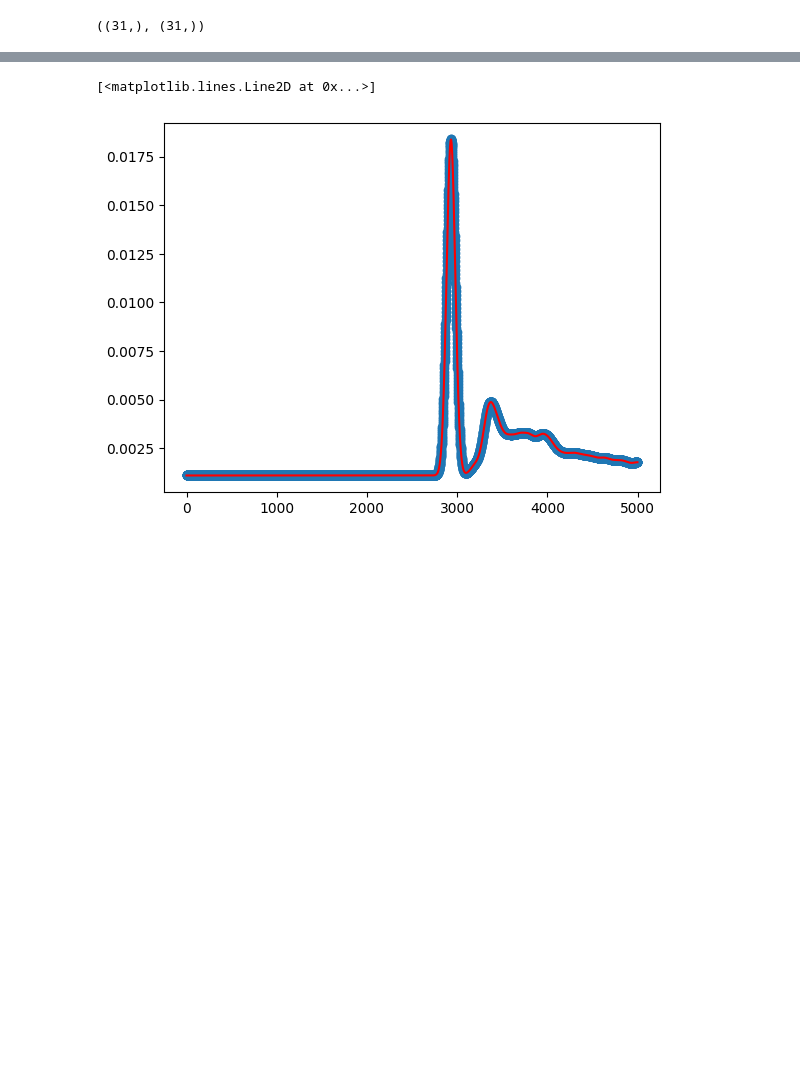
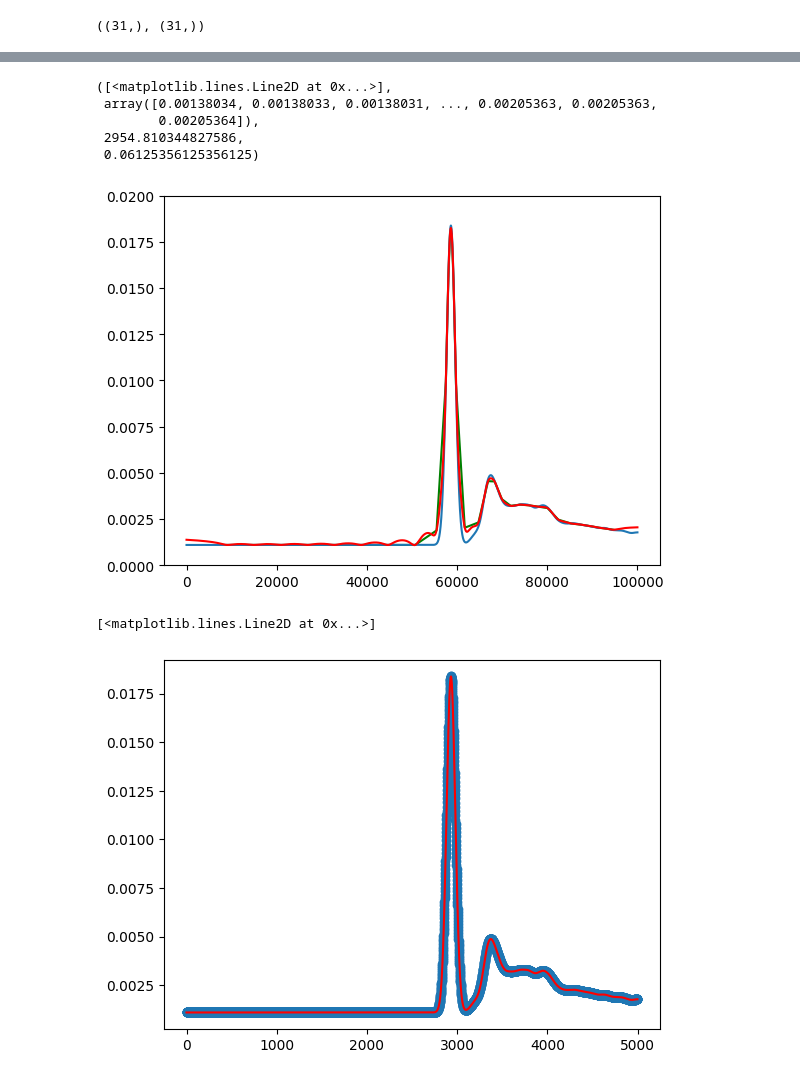
Before and after one commit to elcosas/SPAD_Regression_Research, a Jupyter notebook: notebooks/Gauss_Regression.ipynb, the cells around one changed output, grey strips where cells are left out. Cells and saved outputs as stored; diff of their text form; code cells hidden in the pictures; blank space fills up the shorter version.

```diff
--- a/notebooks/Gauss_Regression.ipynb
+++ b/notebooks/Gauss_Regression.ipynb
@@ -51,3 +42,36 @@ gaussian_reg.get_params()
+# %%
+from sklearn.gaussian_process import GaussianProcessRegressor
+from sklearn.gaussian_process.kernels import RBF, RationalQuadratic
+
+# Generate x-values
+diffs = np.diff(bounds[set_num, :])
+b_set = bounds[set_num, :][:-1] + (diffs/2)
+
+# Generate y-values
+t_set = []
+for i in range(len(b_set)):
+    cur_diff = (diffs[i] / diffs[0])
+    t_set.append(0.0011 / cur_diff)
+t_set = np.array(t_set)
+
+ax = plt.gca()
+ax.set_ylim([0, 0.02])
+lc = np.mean(np.diff(b_set))
+a = np.min(np.diff(b_set)) / np.max(np.diff(b_set))
+kernel = RationalQuadratic(length_scale=lc, alpha=a, length_scale_bounds='fixed', alpha_bounds='fixed')
+gaussian_reg = GaussianProcessRegressor(kernel=kernel).fit(b_set.reshape(-1, 1), t_set)
+x = np.arange(0, 100000)
+pred_gauss_vals = gaussian_reg.predict(x.reshape(-1, 1))
+plt.plot(b_set, t_set, 'g')
+plt.plot(x, transients[set_num, :])
+plt.plot(x, pred_gauss_vals, 'r'), pred_gauss_vals, lc, a
+# %% [output]
+([<matplotlib.lines.Line2D at 0x...>],
+ array([0.00138034, 0.00138033, 0.00138031, ..., 0.00205363, 0.00205363,
+        0.00205364]),
+ 2954.810344827586,
+ 0.06125356125356125)
+[figure, added]
 # %%
 transients_x = np.array(range(len(transients[0, ::20])))
 plt.scatter(transients_x, transients[0, ::20])
```
Also changed, not shown: parts of 3 cells of this notebook, 2 other files.
